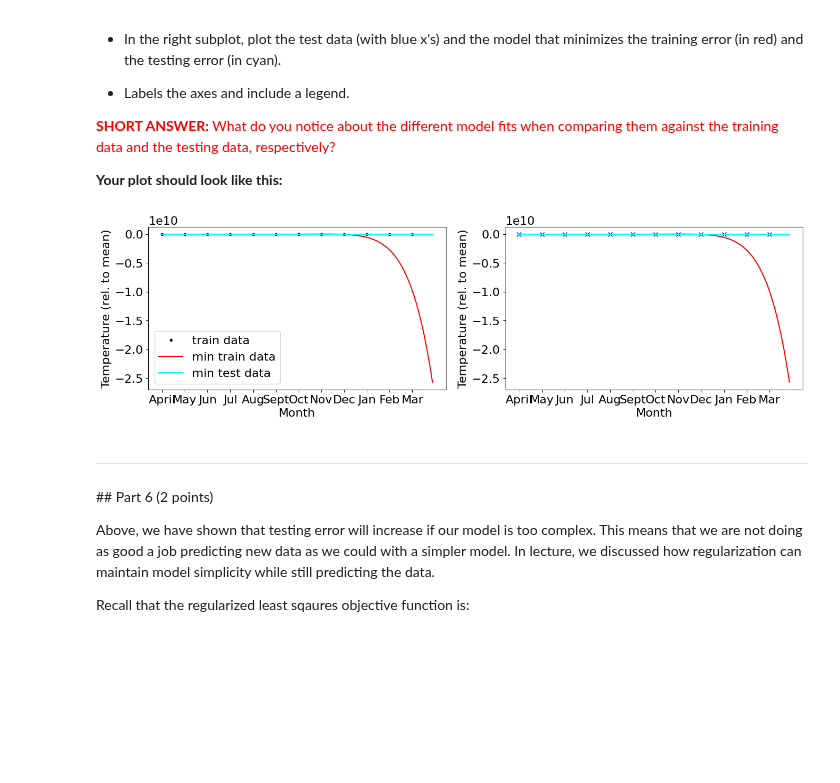
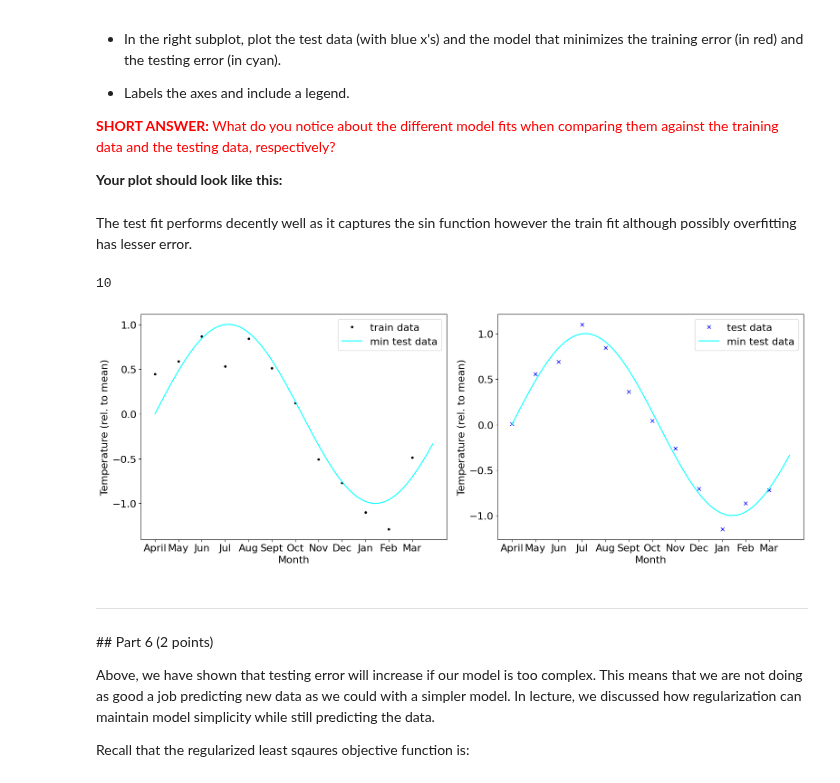
Before and after one commit to Urvi-M/BE559, a Jupyter notebook: Homework2_part2_V2.ipynb, the cells around one changed output. Drawn from its saved outputs; the diff is of its cells as text; code cells hidden in the pictures; blank space fills up the shorter version.

```diff
--- a/Homework2_part2_V2.ipynb
+++ b/Homework2_part2_V2.ipynb
@@ -132,11 +143,23 @@ In assignment 2.1, we began to see the signs of overfitting: overly complex mode
 # %%
-models=poly(x,n)# each row is a model
-b=[ols(models[i],t) for i in range(n)]
-print(np.shape(b)) # each row has a b for a model
+# b0 = np.random.normal(loc =0,scale =0.01,size=n)
+models=np.array(poly(x,n))# each row is a model
 
+# b=np.zeros(n)
+# b_test=np.zeros(n)
+# b=np.array([ols1(x,n,t)])
+# b_test=np.array([ols1(x,n,ttest)])
+
+# print(np.shape(models))
+
+# J_error += [ssd(models,b[i],t) for i in range(n)]
+# J_error_test += [ssd(models,b_test[i],ttest) for i in range(n) ]
+
+b= [ols2(models[i],t) for i in range(n)]
+b_test= [ols2(models[i],ttest)for i in range(n)]
 error = [ssd(models[i],b[i],t) for i in range(n)]
-error_test = [ssd(models[i],b[i],ttest) for i in range(n)]
+error_test = [ssd(models[i],b_test[i],ttest) for i in range(n)]
 
+print(np.shape(error))
 plt.plot(range(n),error,'rx-',label='training')
 plt.plot(range(n),error_test,'bx-',label='testing')
 plt.xlim([-1,n+1])
@@ -162,37 +185,42 @@ Let's take a look at the different models we fit, depending on the error of the
 <font color='red'>**SHORT ANSWER:** What do you notice about the different model fits when comparing them against the training data and the testing data, respectively?
 
 **Your plot should look like this:**
+# %% [markdown]
+The test fit performs decently well as it captures the sin function however the train fit although possibly overfitting has lesser error.
 # %%
-plt.subplots(1, 2, figsize=(16, 4))
+plt.subplots(1, 2, figsize=(16, 6))
 plt.subplot(1,2,1)
 plt.plot(x,t,'k.',label='train data')
+n=10
 
-yB=[]
-for o in xplot:
-  yb=0
-  for N in range(n):
-    yb+=B[N]*o**N
-  yB.append(yb)
-plt.plot(xplot,yB,'r',label ='min train data')
-plt.plot(xplot,xplot*error_test[-1],'cyan',label='min test data')
+np.random.seed(4)
+ttestplot=np.random.normal(yplot,scale=0.15)
+print(np.shape(b_test)[-1])
+
+plt.plot(xplot,yplot,'cyan',label='min test data')
+# error_test = [ssd(np.array(b_test)[-1], np.transpose(poly(xplot, n)), ttestplot)]
+# plt.plot(xplot,error_test,'cyan',label='min test data')
+
 plt.xlabel('Month')
 plt.ylabel('Temperature (rel. to mean)')
 label=('April','May','Jun','Jul','Aug','Sept','Oct','Nov','Dec','Jan','Feb','Mar')
 plt.xticks(x,label)
 plt.legend()
 
 plt.subplot(1,2,2)
 plt.plot(x,ttest,'bx',label='test data')
-plt.plot(xplot,yB,'r',label ='min train data')
-plt.plot(xplot,xplot*error_test[-1],'cyan',label='min test data')
+plt.plot(xplot,yplot,'cyan',label='min test data')
+# plt.plot(xplot,,'r',label ='min train data')
 plt.xlabel('Month')
 plt.ylabel('Temperature (rel. to mean)')
 label=('April','May','Jun','Jul','Aug','Sept','Oct','Nov','Dec','Jan','Feb','Mar')
 plt.xticks(x,label)
+plt.legend()
 
-plt.show()
+plt.tight_layout()
 # %% [output]
+10
-[figure, old version]
+[figure, new version]
 # %% [markdown]
 ---
 ## Part 6 (2 points)
```
Also changed, not shown: parts of 12 cells of this notebook.
